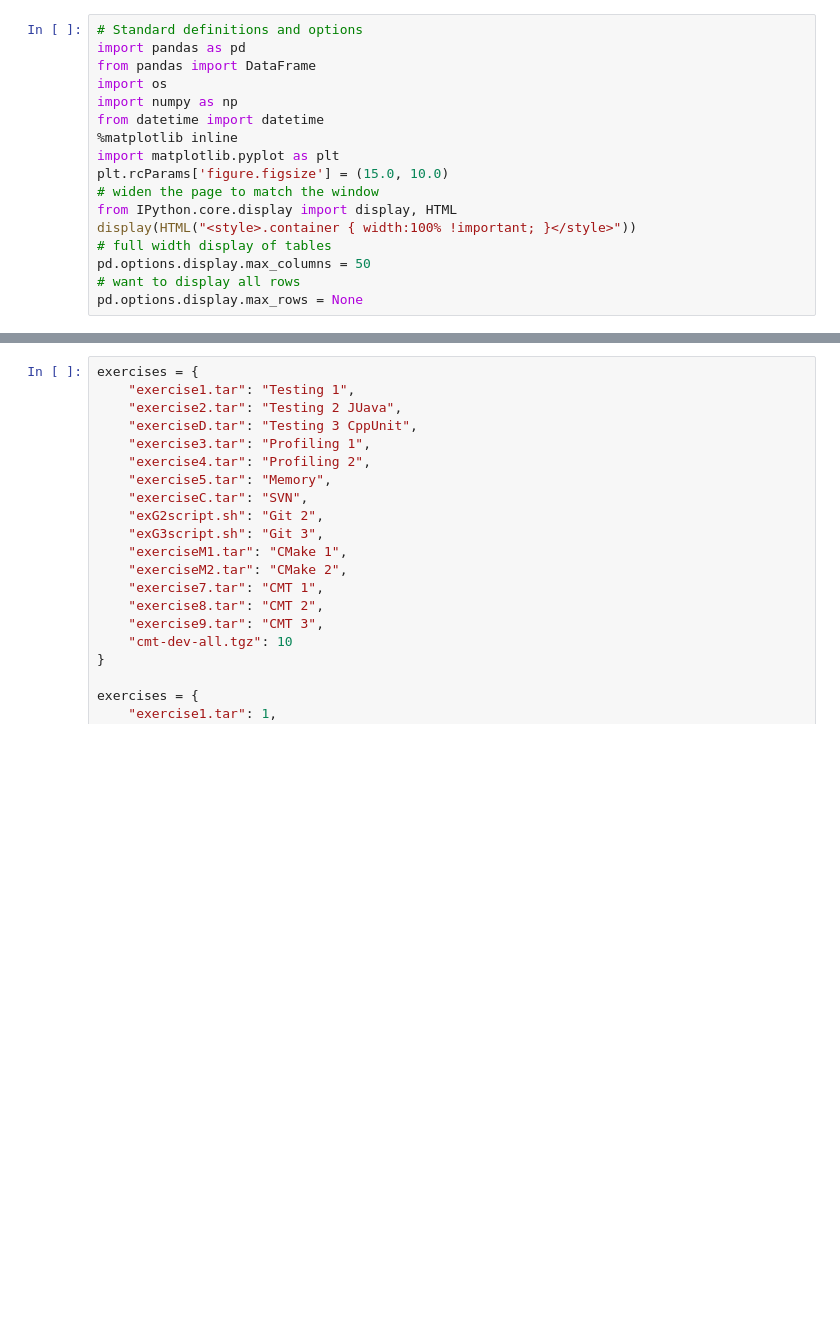
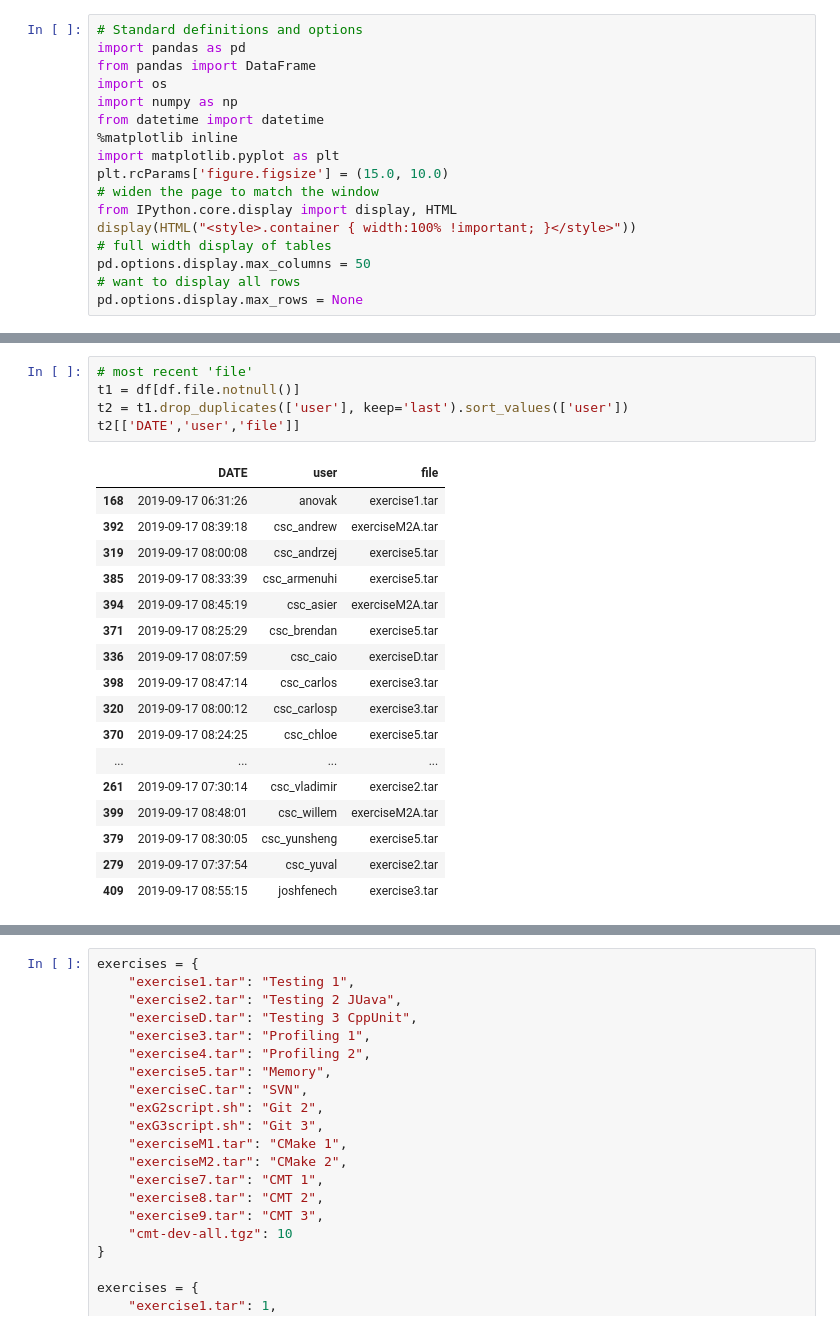
Before and after one commit to bobjacobsen/csc-exercises, a Jupyter notebook: Auxiliary/logging/CSC exercises summary.ipynb, the cells around one changed output, grey strips where cells are left out. Saved outputs shown, nothing was run; the diff lists cells and outputs as text; blank space fills up the shorter version.

```diff
--- a/Auxiliary/logging/CSC exercises summary.ipynb
+++ b/Auxiliary/logging/CSC exercises summary.ipynb
@@ -33,3 +123,26 @@ with open('log.json', 'r') as f:
+# %%
+# most recent 'file'
+t1 = df[df.file.notnull()]
+t2 = t1.drop_duplicates(['user'], keep='last').sort_values(['user'])
+t2[['DATE','user','file']]
+# %% [output]
+|  | DATE | user | file |
+| 168 | 2019-09-17 06:31:26 | anovak | exercise1.tar |
+| 392 | 2019-09-17 08:39:18 | csc_andrew | exerciseM2A.tar |
+| 319 | 2019-09-17 08:00:08 | csc_andrzej | exercise5.tar |
+| 385 | 2019-09-17 08:33:39 | csc_armenuhi | exercise5.tar |
+| 394 | 2019-09-17 08:45:19 | csc_asier | exerciseM2A.tar |
+| 371 | 2019-09-17 08:25:29 | csc_brendan | exercise5.tar |
+| 336 | 2019-09-17 08:07:59 | csc_caio | exerciseD.tar |
+| 398 | 2019-09-17 08:47:14 | csc_carlos | exercise3.tar |
+| 320 | 2019-09-17 08:00:12 | csc_carlosp | exercise3.tar |
+| 370 | 2019-09-17 08:24:25 | csc_chloe | exercise5.tar |
+| ... | ... | ... | ... |
+| 261 | 2019-09-17 07:30:14 | csc_vladimir | exercise2.tar |
+| 399 | 2019-09-17 08:48:01 | csc_willem | exerciseM2A.tar |
+| 379 | 2019-09-17 08:30:05 | csc_yunsheng | exercise5.tar |
+| 279 | 2019-09-17 07:37:54 | csc_yuval | exercise2.tar |
+| 409 | 2019-09-17 08:55:15 | joshfenech | exercise3.tar |
 # %%
 xa = []
 ya = []
```
Also changed, not shown: parts of 8 cells of this notebook.
